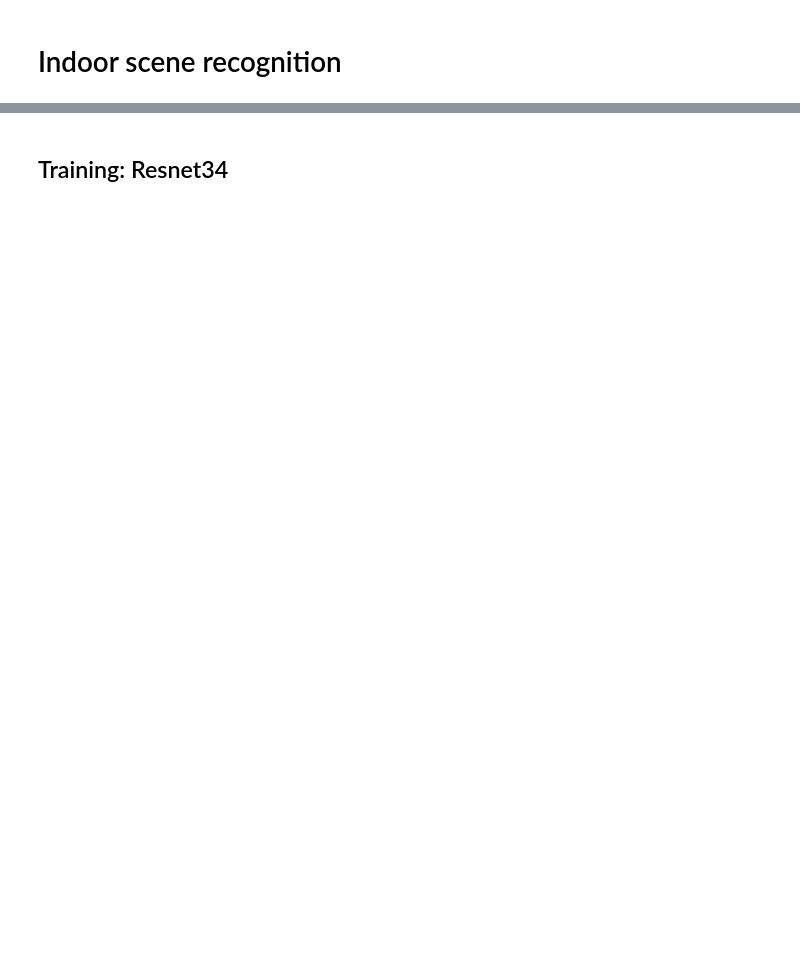
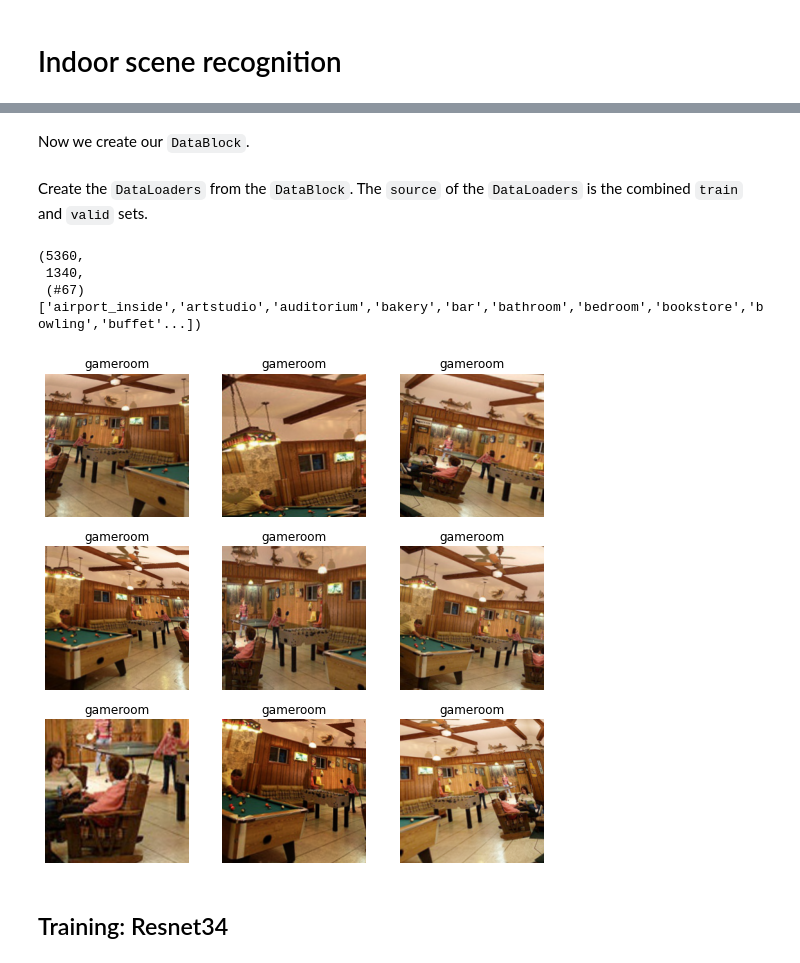
Before and after one commit to oddrationale/indoor-scene-recognition, a Jupyter notebook: indoor_scene_recognition.ipynb, the cells around one changed output, grey strips where cells are left out. Cells and saved outputs as stored; diff of their text form; code cells hidden in the pictures; blank space fills up the shorter version.

```diff
--- a/indoor_scene_recognition.ipynb
+++ b/indoor_scene_recognition.ipynb
@@ -77,0 +65,4 @@ data.show_batch(rows=4, figsize=(12,12))
+# %%
+train = train_images.map(lambda f: path / f)
+valid = test_images.map(lambda f: path / f)
+train, valid
@@ -77,0 +80,2 @@ data.show_batch(rows=4, figsize=(12,12))
+# %% [markdown]
+Now we create our `DataBlock`.
@@ -78,3 +90,16 @@ data.show_batch(rows=4, figsize=(12,12))
+# %% [markdown]
+Create the `DataLoaders` from the `DataBlock`. The `source` of the `DataLoaders` is the combined `train` and `valid` sets.
+# %%
+dls = db.dataloaders(train + valid)
+len(dls.train_ds), len(dls.valid_ds), dls.vocab
+# %% [output]
+(5360,
+ 1340,
+ (#67) ['airport_inside','artstudio','auditorium','bakery','bar','bathroom','bedroom','bookstore','bowling','buffet'...])
+# %%
+dls.show_batch(unique=True)
+# %% [output]
+[figure, added]
 # %% [markdown]
 ## Training: Resnet34
 # %%
```
Also changed, not shown: parts of 59 cells of this notebook, 5 other files.
